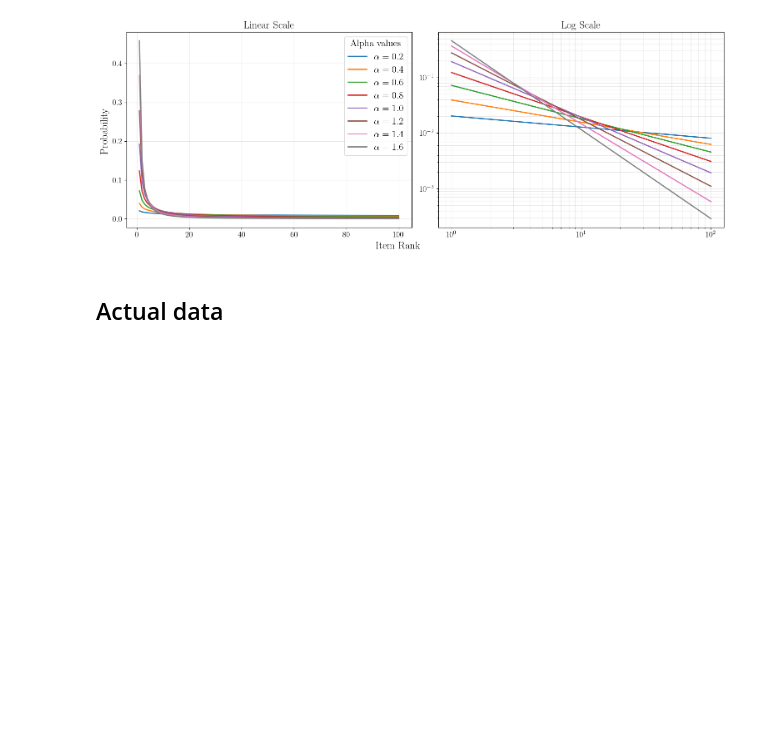
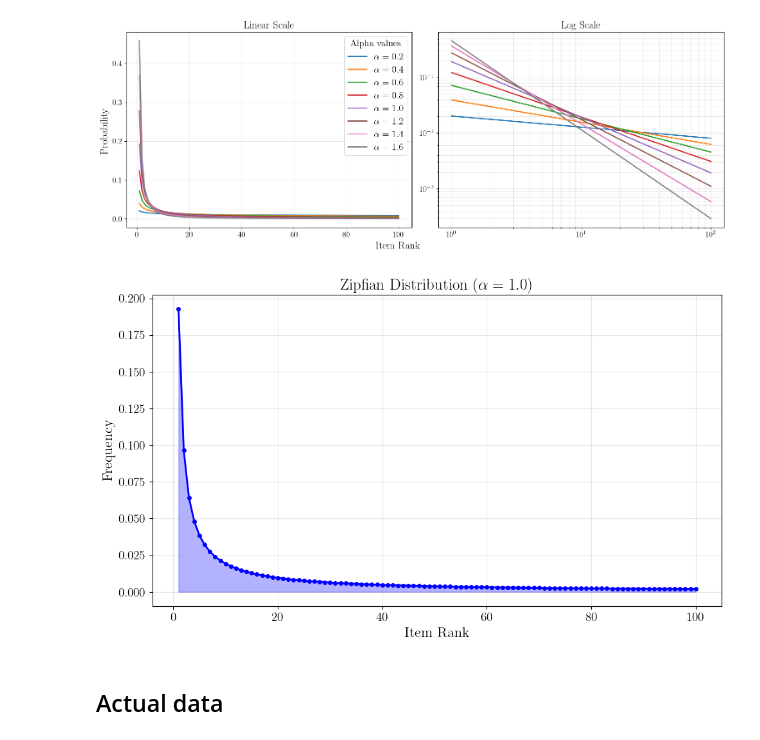
Before and after one commit to laustam/cache-eviction-thesis, a Jupyter notebook: code/scripts/workloads_visualisation.ipynb, the cells around one changed output. Saved outputs shown, nothing was run; the diff lists cells and outputs as text; code cells hidden in the pictures; blank space fills up the shorter version.

Commit message:
Add Zipf figure with alpha = 1

```diff
--- a/code/scripts/workloads_visualisation.ipynb
+++ b/code/scripts/workloads_visualisation.ipynb
@@ -144,6 +144,45 @@ plot_all_zipf_curves(n, alpha_values, scale = "both", save_fig = False, show_tit
 # %% [output]
 Zipfian curves in one plot
 [figure]
+# %%
+def plot_zipf_alpha_1(n=100, save_fig=False, show_title=True):
+    """
+    Plot Zipfian distribution with alpha = 1.0
+    X-axis: Item Rank
+    Y-axis: Frequency
+    """
+    x = np.arange(1, n + 1)
+    alpha = 1.0
+
+    # Calculate Zipfian frequencies
+    frequencies = x ** (-alpha)
+    frequencies /= frequencies.sum()  # normalize to make it a probability distribution
+
+    plt.figure(figsize=(10, 6))
+    plt.plot(x, frequencies, linewidth=2, color='blue', marker='o', markersize=4)
+    plt.fill_between(x, frequencies, alpha=0.3, color='blue')
+
+    plt.xlabel('Item Rank', fontsize=16)
+    plt.ylabel('Frequency', fontsize=16)
+    plt.tick_params(axis='both', which='major', labelsize=14)
+
+    if show_title:
+        plt.title(r'Zipfian Distribution ($\alpha = 1.0$)', fontsize=18)
+
+    plt.grid(True, alpha=0.3)
+    plt.tight_layout()
+
+    if save_fig:
+        os.makedirs(FIGURES_WORKLOADS_DIR, exist_ok=True)
+        filename = f"zipfian_alpha_1{'_no_title' if not show_title else ''}.pdf"
+        plt.savefig(os.path.join(FIGURES_WORKLOADS_DIR, filename), bbox_inches='tight')
+
+    plt.show()
+
+# Plot Zipfian distribution with alpha = 1
+plot_zipf_alpha_1(n=100, save_fig=False, show_title=True)
+# %% [output]
+[figure, added]
 # %% [markdown]
 ## Actual data
 # %% [markdown]
```
Also changed, not shown: 1 other file.
